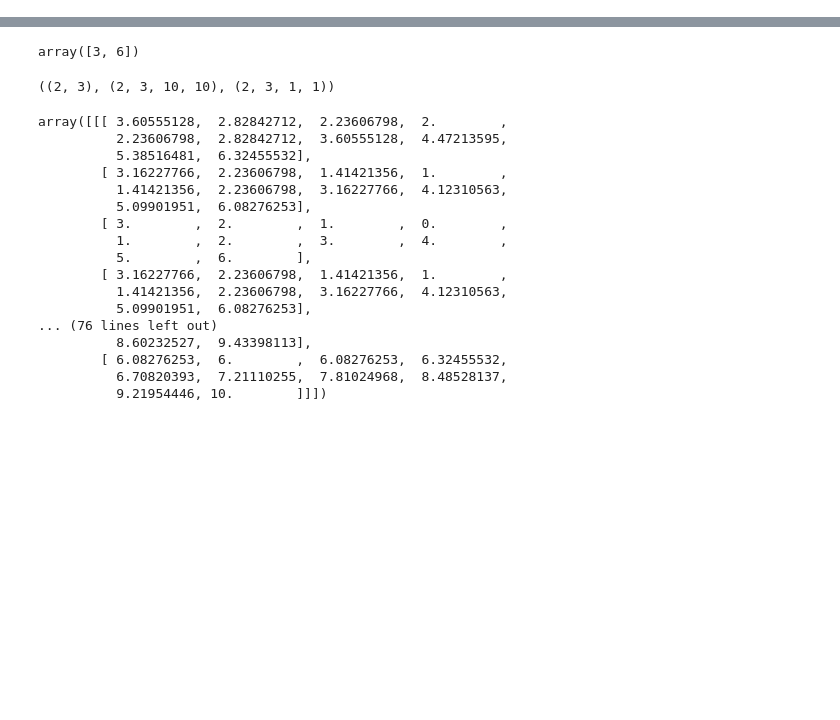
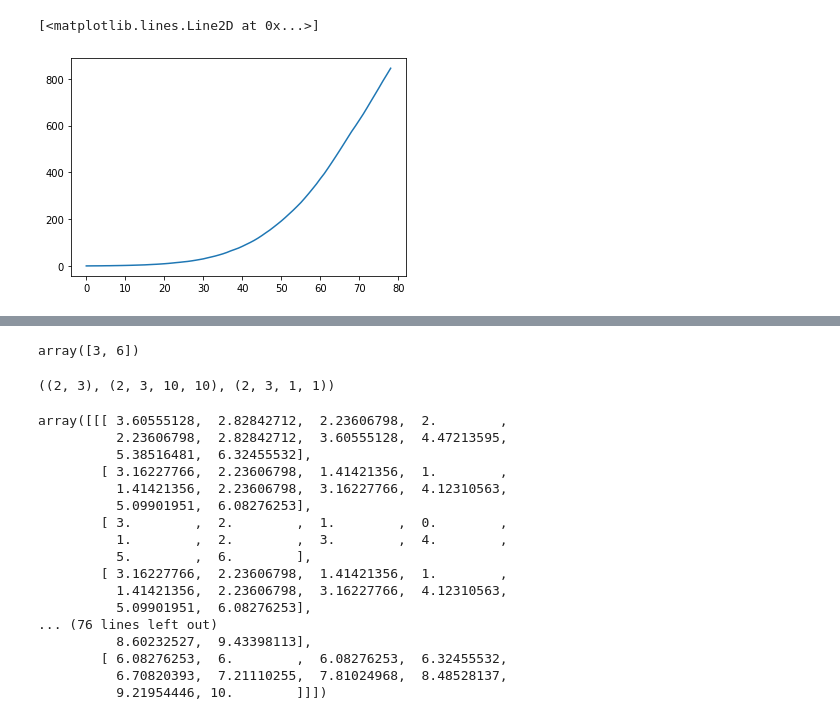
Before and after one commit to mitochevole/isobenefit-cities, a Jupyter notebook: isobenefit_cities.ipynb, the cells around one changed output, grey strips where cells are left out. Saved outputs shown, nothing was run; the diff lists cells and outputs as text; code cells hidden in the pictures; blank space fills up the shorter version.

```diff
--- a/isobenefit_cities.ipynb
+++ b/isobenefit_cities.ipynb
@@ -3,0 +52,5 @@ import matplotlib.pyplot as plt
+# %%
+plt.plot((0.2*0.2*df.current_built_blocks))
+# %% [output]
+[<matplotlib.lines.Line2D at 0x...>]
+[figure, added]
```
Also changed, not shown: parts of 13 cells of this notebook, 4 other files.
